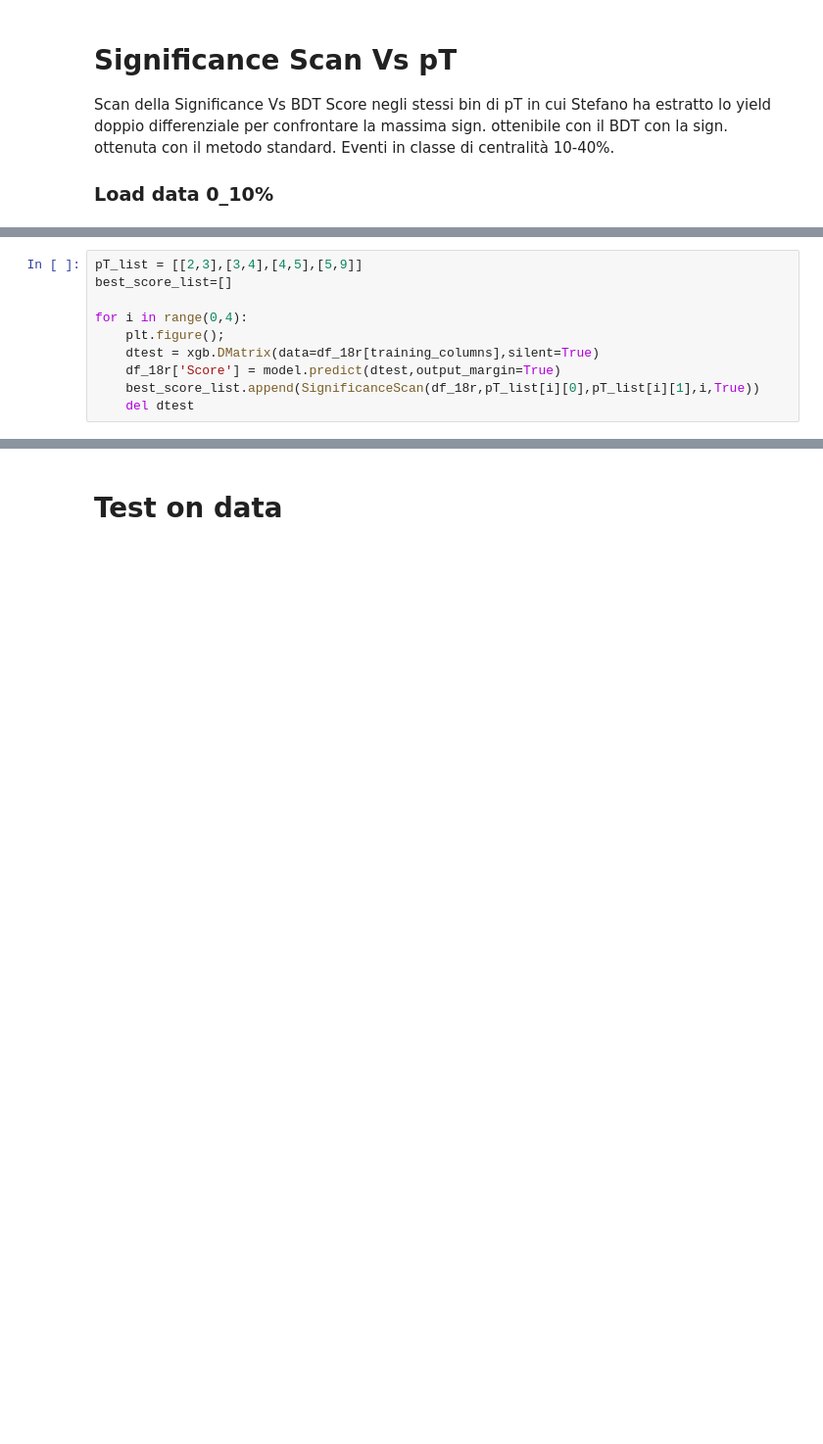
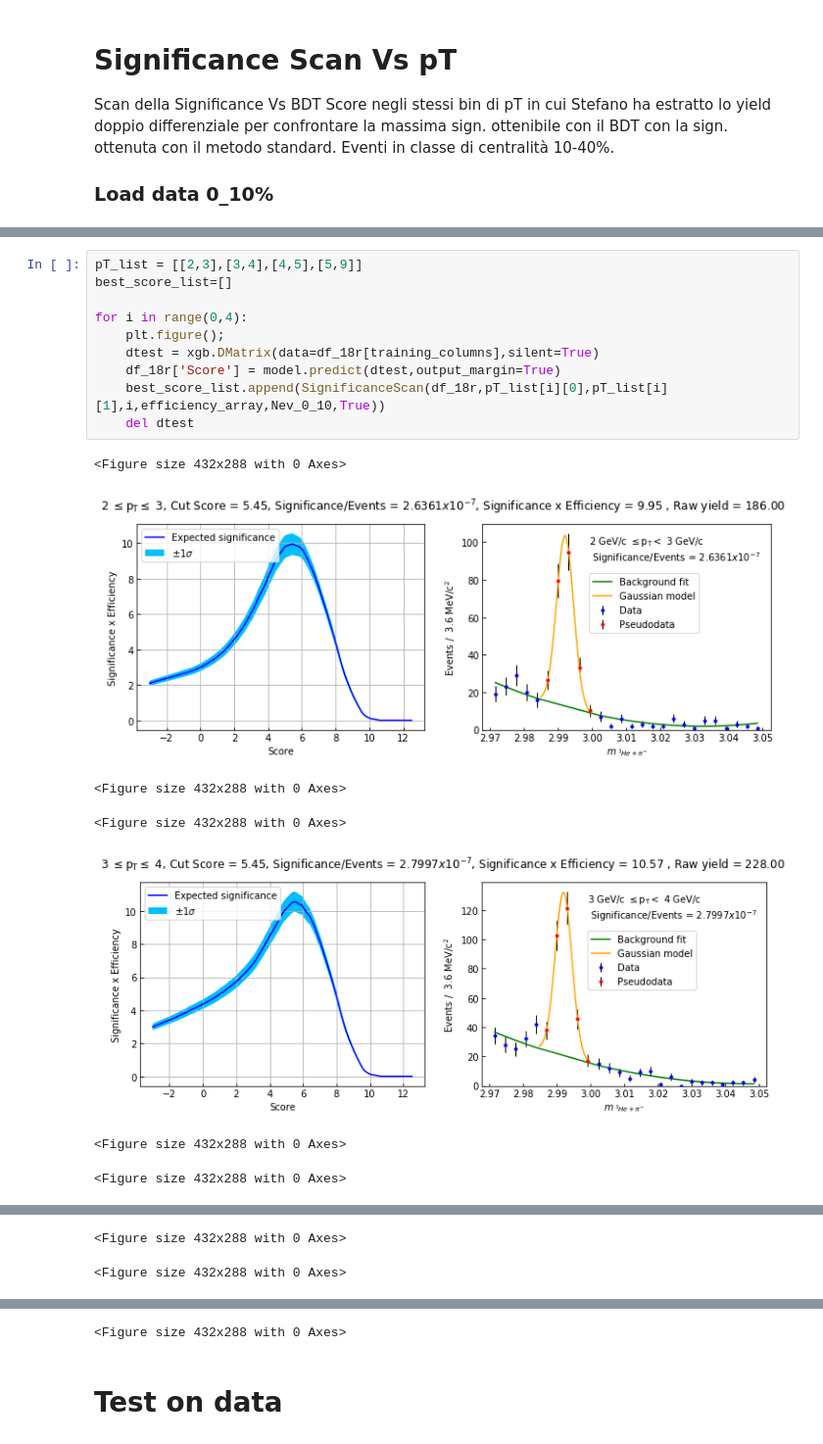
Before and after one commit to pfecchio/HypertritonML, a Jupyter notebook: 2body/Training_0_10/TrainingAndSignScan_0_10.ipynb, the cells around one changed output, grey strips where cells are left out. Shown at 98% size. Drawn from its saved outputs; the diff is of its cells as text; blank space fills up the shorter version.

```diff
--- a/2body/Training_0_10/TrainingAndSignScan_0_10.ipynb
+++ b/2body/Training_0_10/TrainingAndSignScan_0_10.ipynb
@@ -251,10 +201,18 @@ for i in range(0,4):
 # %%
 pT_list = [[2,3],[3,4],[4,5],[5,9]]
 best_score_list=[]
 
 for i in range(0,4):
     plt.figure();
     dtest = xgb.DMatrix(data=df_18r[training_columns],silent=True)
     df_18r['Score'] = model.predict(dtest,output_margin=True)
-    best_score_list.append(SignificanceScan(df_18r,pT_list[i][0],pT_list[i][1],i,True))
+    best_score_list.append(SignificanceScan(df_18r,pT_list[i][0],pT_list[i][1],i,efficiency_array,Nev_0_10,True))
     del dtest
+# %% [output]
+<Figure size 432x288 with 0 Axes>
+[figure, added]
+<Figure size 432x288 with 0 Axes>
+<Figure size 432x288 with 0 Axes>
+[figure, added]
+<Figure size 432x288 with 0 Axes>
+<Figure size 432x288 with 0 Axes>
@@ -260,0 +220,2 @@ for i in range(0,4):
+<Figure size 432x288 with 0 Axes>
+<Figure size 432x288 with 0 Axes>
@@ -261,2 +223,3 @@ for i in range(0,4):
+<Figure size 432x288 with 0 Axes>
 # %% [markdown]
 #   Test on data
```
Also changed, not shown: parts of 50 cells of this notebook, 11 other files.
